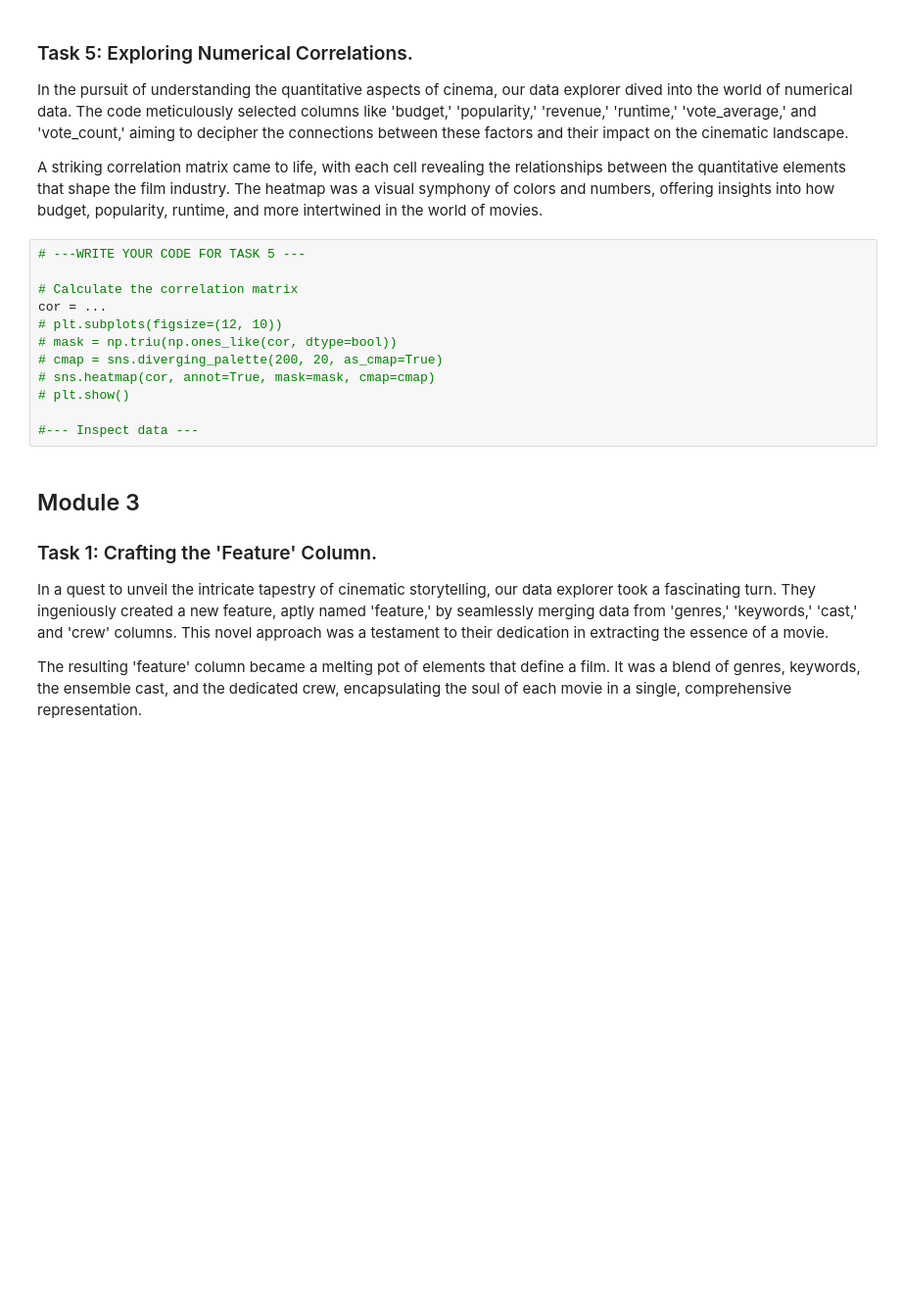
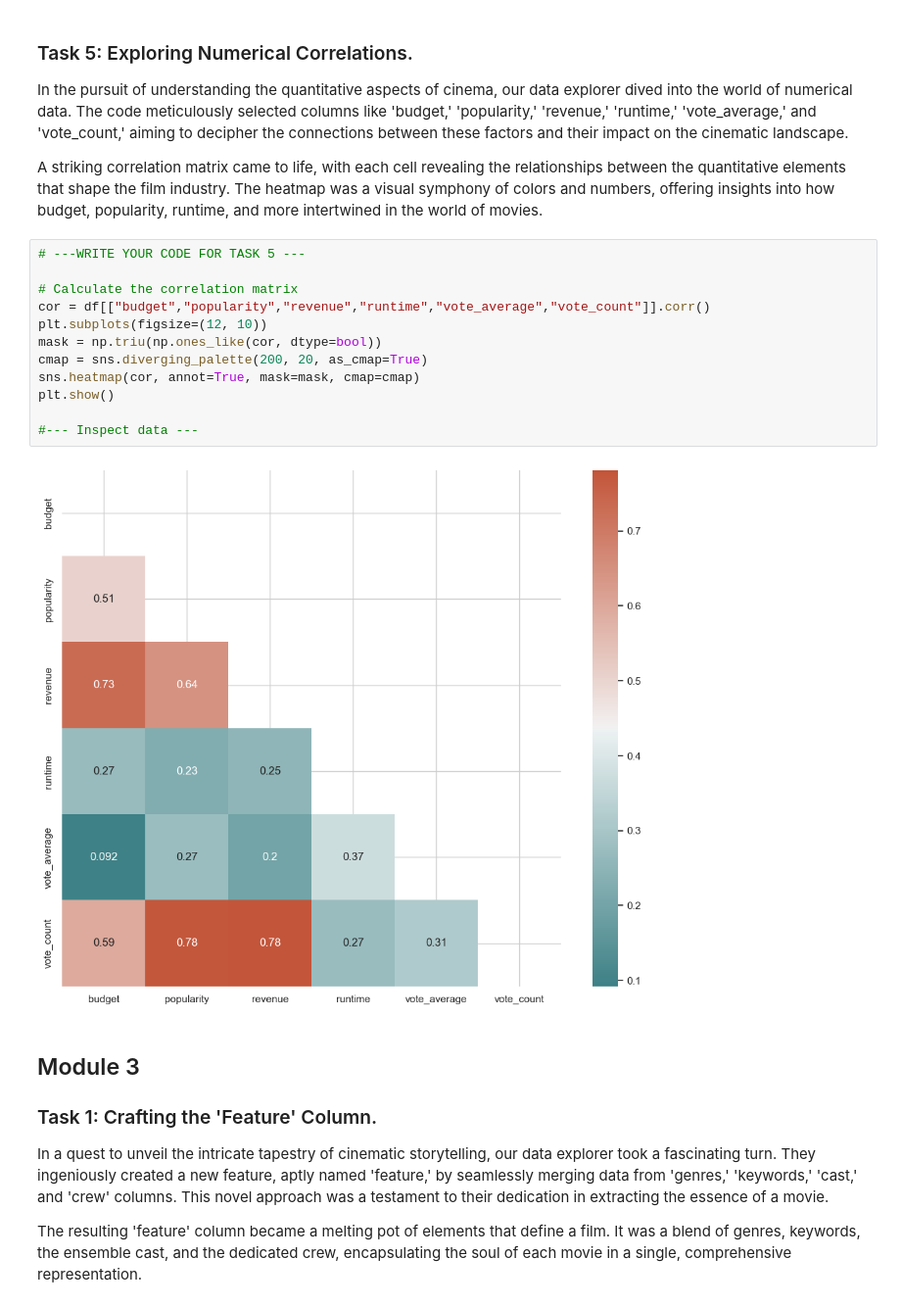
Before and after one commit to amithvardhan99/hicounselor, a Jupyter notebook: Movie Recommendation System Based On Content & Popularity/notebook.ipynb, the cells around one changed output. Shown: that part at 98% size. Saved outputs shown, nothing was run; the diff lists cells and outputs as text; blank space fills up the shorter version.

```diff
--- a/Movie Recommendation System Based On Content & Popularity/notebook.ipynb
+++ b/Movie Recommendation System Based On Content & Popularity/notebook.ipynb
@@ -327,15 +356,17 @@ A striking correlation matrix came to life, with each cell revealing the relatio
 # %%
 # ---WRITE YOUR CODE FOR TASK 5 ---
 
 # Calculate the correlation matrix
-cor = ...
-# plt.subplots(figsize=(12, 10))
-# mask = np.triu(np.ones_like(cor, dtype=bool))
-# cmap = sns.diverging_palette(200, 20, as_cmap=True)
-# sns.heatmap(cor, annot=True, mask=mask, cmap=cmap)
-# plt.show()
+cor = df[["budget","popularity","revenue","runtime","vote_average","vote_count"]].corr()
+plt.subplots(figsize=(12, 10))
+mask = np.triu(np.ones_like(cor, dtype=bool))
+cmap = sns.diverging_palette(200, 20, as_cmap=True)
+sns.heatmap(cor, annot=True, mask=mask, cmap=cmap)
+plt.show()
 
 #--- Inspect data ---
+# %% [output]
+[figure, added]
 # %% [markdown]
 ## Module 3
 ### Task 1: Crafting the 'Feature' Column.
```
Also changed, not shown: parts of 11 cells of this notebook, 1 other file.
